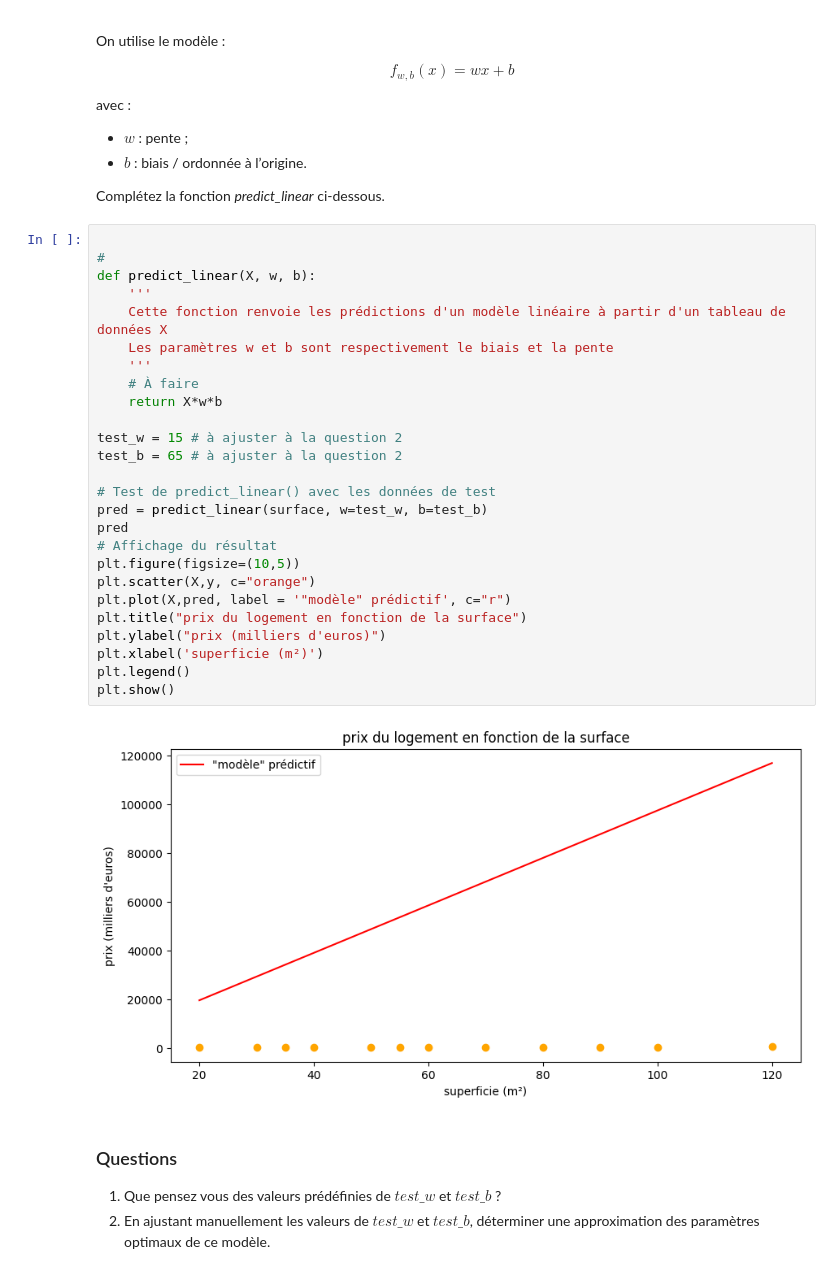
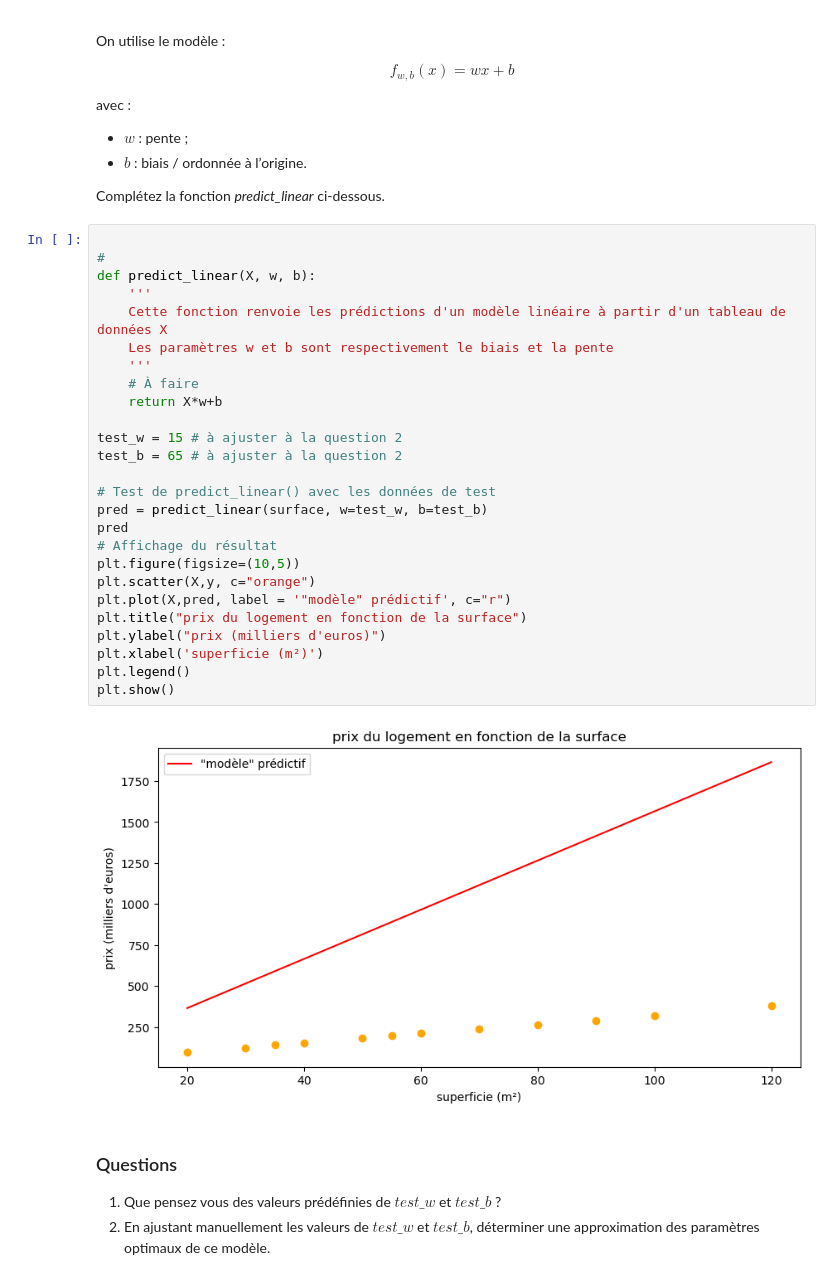
Before and after one commit to linasbd/Projet-info-L3, a Jupyter notebook: TD1_intro_machine_learning.ipynb, the cells around one changed output. Saved outputs shown, nothing was run; the diff lists cells and outputs as text.

```diff
--- a/TD1_intro_machine_learning.ipynb
+++ b/TD1_intro_machine_learning.ipynb
@@ -111,31 +115,31 @@ Complétez la fonction *predict_linear* ci-dessous.
 # %%
 
 #
 def predict_linear(X, w, b):
     '''
     Cette fonction renvoie les prédictions d'un modèle linéaire à partir d'un tableau de données X
     Les paramètres w et b sont respectivement le biais et la pente
     '''
     # À faire
-    return X*w*b
+    return X*w+b
 
 test_w = 15 # à ajuster à la question 2
 test_b = 65 # à ajuster à la question 2
 
 # Test de predict_linear() avec les données de test
 pred = predict_linear(surface, w=test_w, b=test_b)
 pred
 # Affichage du résultat
 plt.figure(figsize=(10,5))
 plt.scatter(X,y, c="orange")
 plt.plot(X,pred, label = '"modèle" prédictif', c="r")
 plt.title("prix du logement en fonction de la surface")
 plt.ylabel("prix (milliers d'euros)")
 plt.xlabel('superficie (m²)')
 plt.legend()
 plt.show()
 # %% [output]
-[figure, old version]
+[figure, new version]
 # %% [markdown]
 ### Questions
 1. Que pensez vous des valeurs prédéfinies de $test\_w$ et $test\_b$ ?
```
Also changed, not shown: parts of 6 cells of this notebook.
